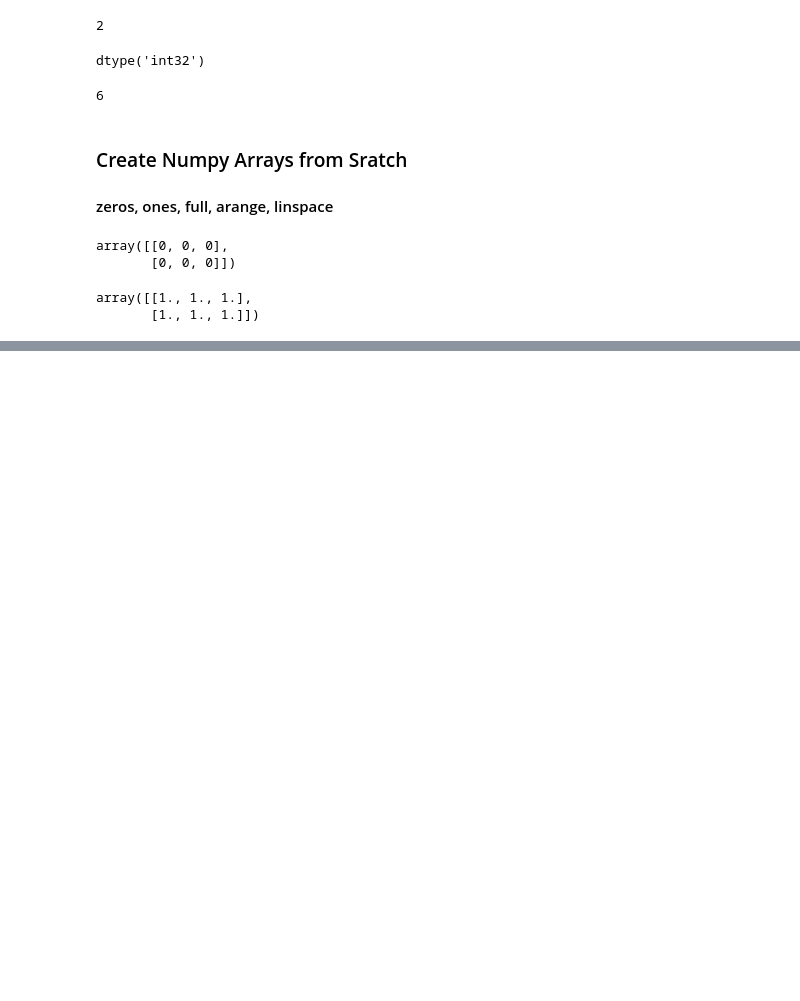
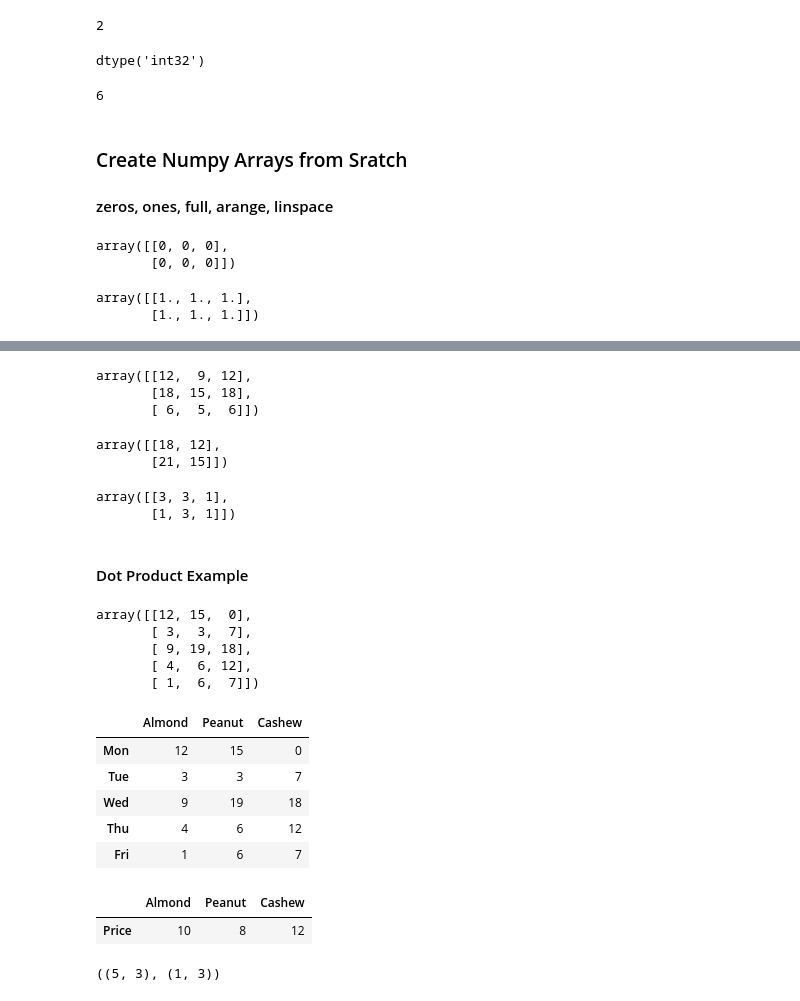
Before and after one commit to nttugit/learn-machine_learning, a Jupyter notebook: Libraries/Numpy.ipynb, the cells around one changed output, grey strips where cells are left out. Drawn from its saved outputs; the diff is of its cells as text; code cells hidden in the pictures; blank space fills up the shorter version.

```diff
--- a/Libraries/Numpy.ipynb
+++ b/Libraries/Numpy.ipynb
@@ -69,0 +448,55 @@ array([[1., 1., 1.],
+# %%
+A.dot(B)
+# %% [output]
+array([[12,  9, 12],
+       [18, 15, 18],
+       [ 6,  5,  6]])
+# %%
+B.dot(A)
+# %% [output]
+array([[18, 12],
+       [21, 15]])
+# %%
+# transpose
+A.T
+# %% [output]
+array([[3, 3, 1],
+       [1, 3, 1]])
+# %% [markdown]
+#### Dot Product Example
+# %%
+np.random.seed(0)
+sales_amounts = np.random.randint(20, size=(5,3))
+sales_amounts
+# %% [output]
+array([[12, 15,  0],
+       [ 3,  3,  7],
+       [ 9, 19, 18],
+       [ 4,  6, 12],
+       [ 1,  6,  7]])
+# %%
+# Create weekly sales DataFrame
+import pandas as pd
+weekly_sales = pd.DataFrame(sales_amounts, index=["Mon","Tue","Wed","Thu","Fri"],
+                           columns=["Almond","Peanut","Cashew"])
+weekly_sales
+# %% [output]
+|  | Almond | Peanut | Cashew |
+| Mon | 12 | 15 | 0 |
+| Tue | 3 | 3 | 7 |
+| Wed | 9 | 19 | 18 |
+| Thu | 4 | 6 | 12 |
+| Fri | 1 | 6 | 7 |
+# %%
+# create a price array
+butter_prices = np.array([10, 8, 12])
+prices = pd.DataFrame(butter_prices.reshape(1,3), index=["Price"],
+                      columns=["Almond","Peanut","Cashew"])
+prices
+# %% [output]
+|  | Almond | Peanut | Cashew |
+| Price | 10 | 8 | 12 |
+# %%
+weekly_sales.shape, prices.shape
+# %% [output]
+((5, 3), (1, 3))
```
Also changed, not shown: parts of 79 cells of this notebook, 3 other files.
